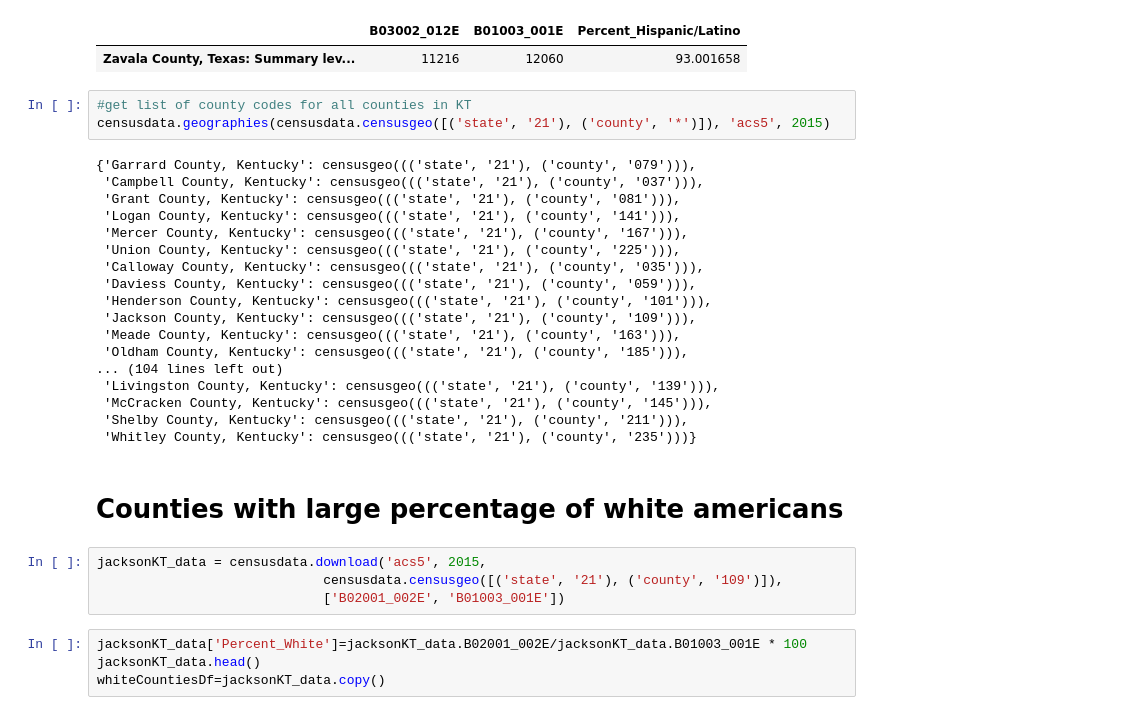
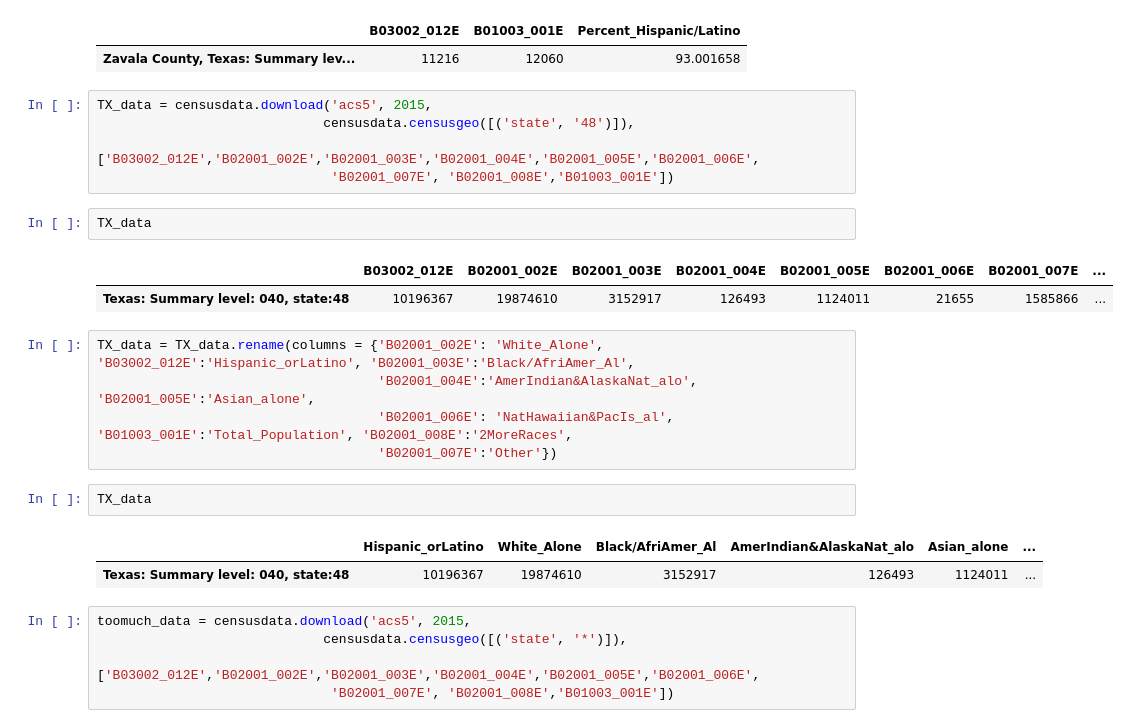
Before and after one commit to kitty-cat-catania/activity-, a Jupyter notebook: Gabi_dev.ipynb, the cells around one changed output. Cells and saved outputs as stored; diff of their text form.

```diff
--- a/Gabi_dev.ipynb
+++ b/Gabi_dev.ipynb
@@ -469,34 +454,28 @@ zavalaTX_data.head()
 # %% [output]
 |  | B03002_012E | B01003_001E | Percent_Hispanic/Latino |
 | Zavala County, Texas: Summary lev... | 11216 | 12060 | 93.001658 |
-# %%
-#get list of county codes for all counties in KT
-censusdata.geographies(censusdata.censusgeo([('state', '21'), ('county', '*')]), 'acs5', 2015)
-# %% [output]
-{'Garrard County, Kentucky': censusgeo((('state', '21'), ('county', '079'))),
- 'Campbell County, Kentucky': censusgeo((('state', '21'), ('county', '037'))),
- 'Grant County, Kentucky': censusgeo((('state', '21'), ('county', '081'))),
- 'Logan County, Kentucky': censusgeo((('state', '21'), ('county', '141'))),
- 'Mercer County, Kentucky': censusgeo((('state', '21'), ('county', '167'))),
- 'Union County, Kentucky': censusgeo((('state', '21'), ('county', '225'))),
- 'Calloway County, Kentucky': censusgeo((('state', '21'), ('county', '035'))),
- 'Daviess County, Kentucky': censusgeo((('state', '21'), ('county', '059'))),
- 'Henderson County, Kentucky': censusgeo((('state', '21'), ('county', '101'))),
- 'Jackson County, Kentucky': censusgeo((('state', '21'), ('county', '109'))),
- 'Meade County, Kentucky': censusgeo((('state', '21'), ('county', '163'))),
- 'Oldham County, Kentucky': censusgeo((('state', '21'), ('county', '185'))),
-... (104 lines left out)
- 'Livingston County, Kentucky': censusgeo((('state', '21'), ('county', '139'))),
- 'McCracken County, Kentucky': censusgeo((('state', '21'), ('county', '145'))),
- 'Shelby County, Kentucky': censusgeo((('state', '21'), ('county', '211'))),
- 'Whitley County, Kentucky': censusgeo((('state', '21'), ('county', '235')))}
-# %% [markdown]
-# Counties with large percentage of white americans
+# %%
+TX_data = censusdata.download('acs5', 2015,
+                             censusdata.censusgeo([('state', '48')]),
+                             ['B03002_012E','B02001_002E','B02001_003E','B02001_004E','B02001_005E','B02001_006E',
+                              'B02001_007E', 'B02001_008E','B01003_001E'])
+# %%
+TX_data
+# %% [output]
+|  | B03002_012E | B02001_002E | B02001_003E | B02001_004E | B02001_005E | B02001_006E | B02001_007E | ... |
+| Texas: Summary level: 040, state:48 | 10196367 | 19874610 | 3152917 | 126493 | 1124011 | 21655 | 1585866 | ... |
+# %%
+TX_data = TX_data.rename(columns = {'B02001_002E': 'White_Alone', 'B03002_012E':'Hispanic_orLatino', 'B02001_003E':'Black/AfriAmer_Al',
+                                    'B02001_004E':'AmerIndian&AlaskaNat_alo', 'B02001_005E':'Asian_alone',
+                                    'B02001_006E': 'NatHawaiian&PacIs_al', 'B01003_001E':'Total_Population', 'B02001_008E':'2MoreRaces',
+                                    'B02001_007E':'Other'})
+# %%
+TX_data
+# %% [output]
+|  | Hispanic_orLatino | White_Alone | Black/AfriAmer_Al | AmerIndian&AlaskaNat_alo | Asian_alone | ... |
+| Texas: Summary level: 040, state:48 | 10196367 | 19874610 | 3152917 | 126493 | 1124011 | ... |
 # %%
-jacksonKT_data = censusdata.download('acs5', 2015,
-                             censusdata.censusgeo([('state', '21'), ('county', '109')]),
-                             ['B02001_002E', 'B01003_001E'])
+toomuch_data = censusdata.download('acs5', 2015,
+                             censusdata.censusgeo([('state', '*')]),
+                             ['B03002_012E','B02001_002E','B02001_003E','B02001_004E','B02001_005E','B02001_006E',
+                              'B02001_007E', 'B02001_008E','B01003_001E'])
-# %%
-jacksonKT_data['Percent_White']=jacksonKT_data.B02001_002E/jacksonKT_data.B01003_001E * 100
-jacksonKT_data.head()
-whiteCountiesDf=jacksonKT_data.copy()
```
Also changed, not shown: parts of 24 cells of this notebook, 4 other files.
